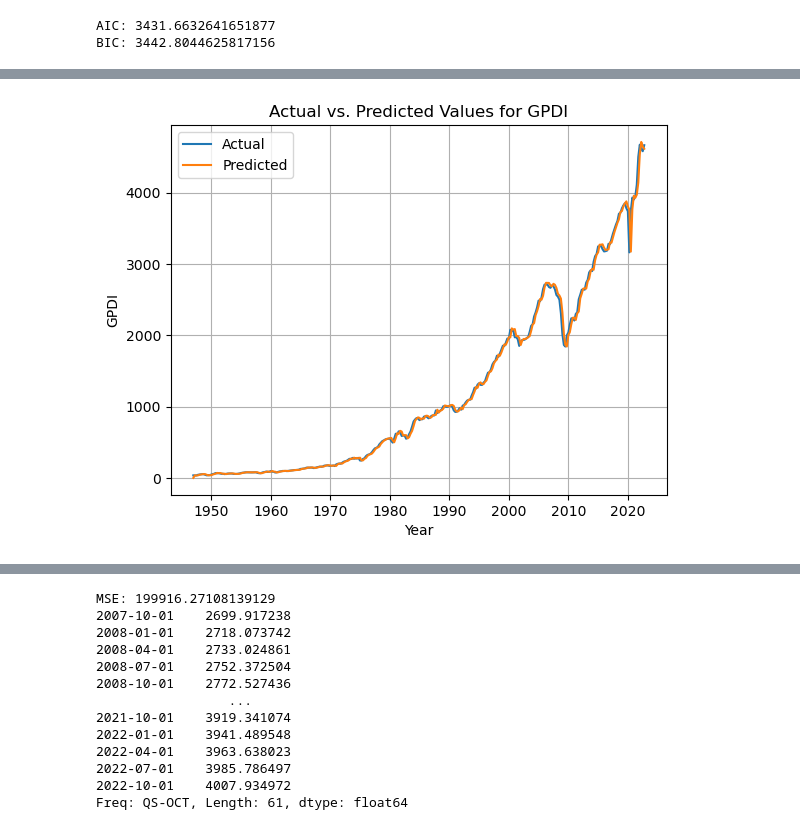
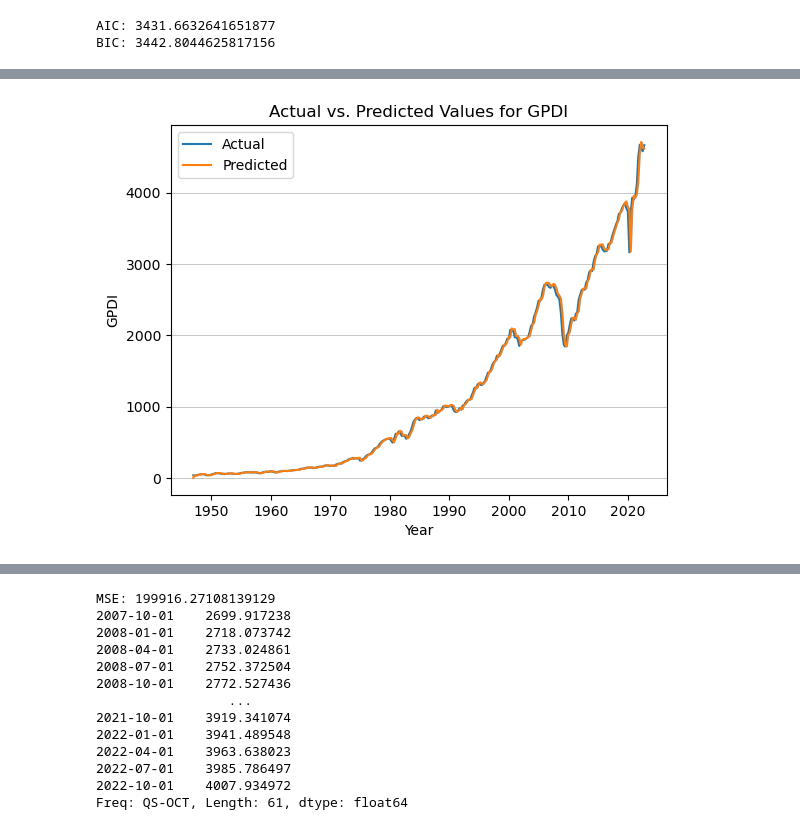
Before and after one commit to bcm9/FRED_economic_models, a Jupyter notebook: FRED_autoreg_int_moveave.ipynb, the cells around one changed output, grey strips where cells are left out. Drawn from its saved outputs; the diff is of its cells as text; code cells hidden in the pictures.

```diff
--- a/FRED_autoreg_int_moveave.ipynb
+++ b/FRED_autoreg_int_moveave.ipynb
@@ -106,19 +106,19 @@ Freq: QS-OCT, Name: predicted_mean, dtype: float64
 # %%
 # plot actual time series data
 plt.plot(ts.index, ts, label='Actual')
 
 # plot prediction from ARIMA model
 plt.plot(ts.index, model.fittedvalues, label='Predicted')
 
 # formatting
 plt.title('Actual vs. Predicted Values for GPDI')
 plt.xlabel('Year')
 plt.ylabel('GPDI')
 plt.legend()
-plt.grid()
+plt.grid(axis='y', linestyle='-', linewidth='0.5')
 plt.show()
 # %% [output]
-[figure, old version]
+[figure, new version]
 # %%
 # plot forecast
 plt.plot(ts.index, ts, label='Actual')
```
Also changed, not shown: parts of 2 cells of this notebook.
